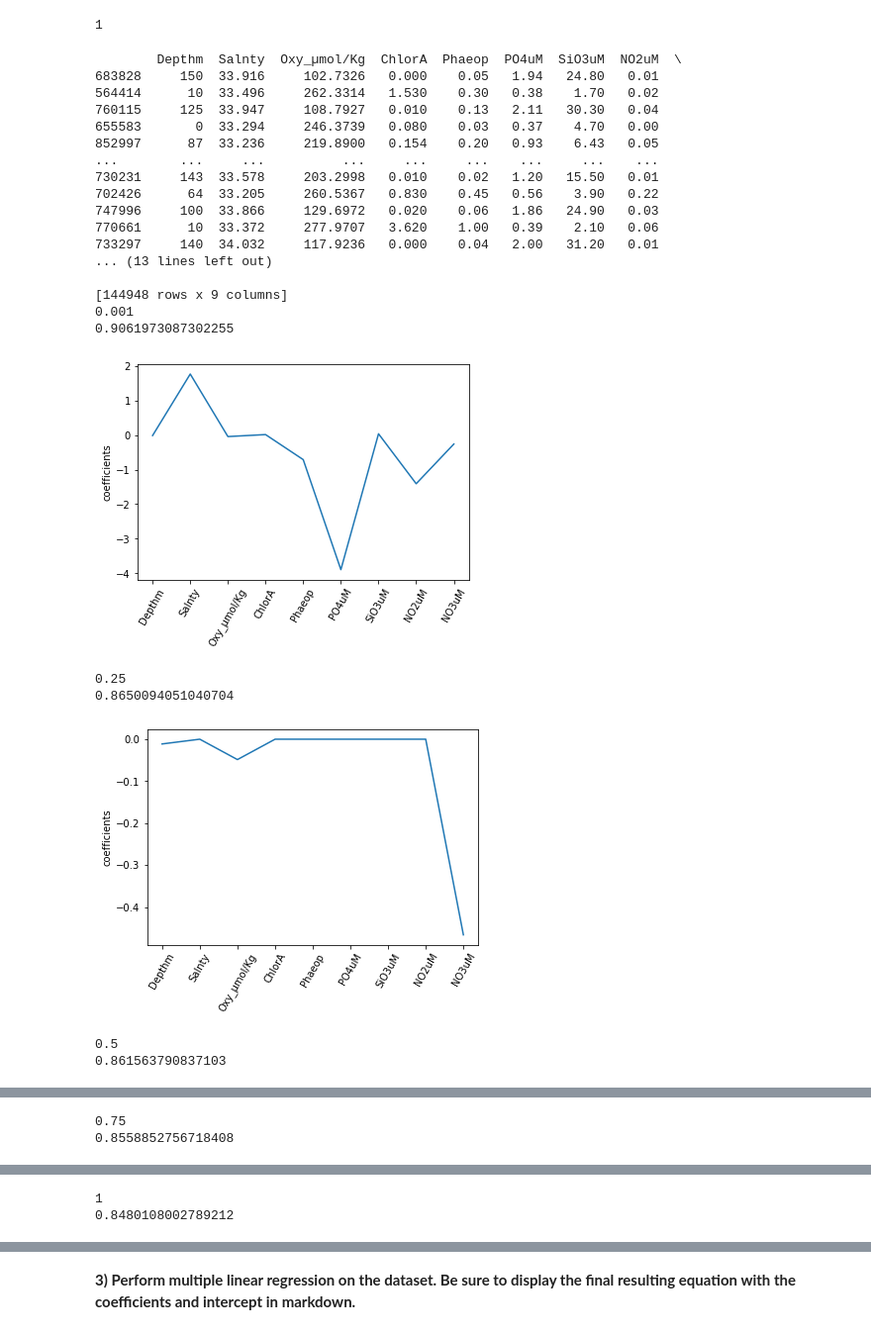
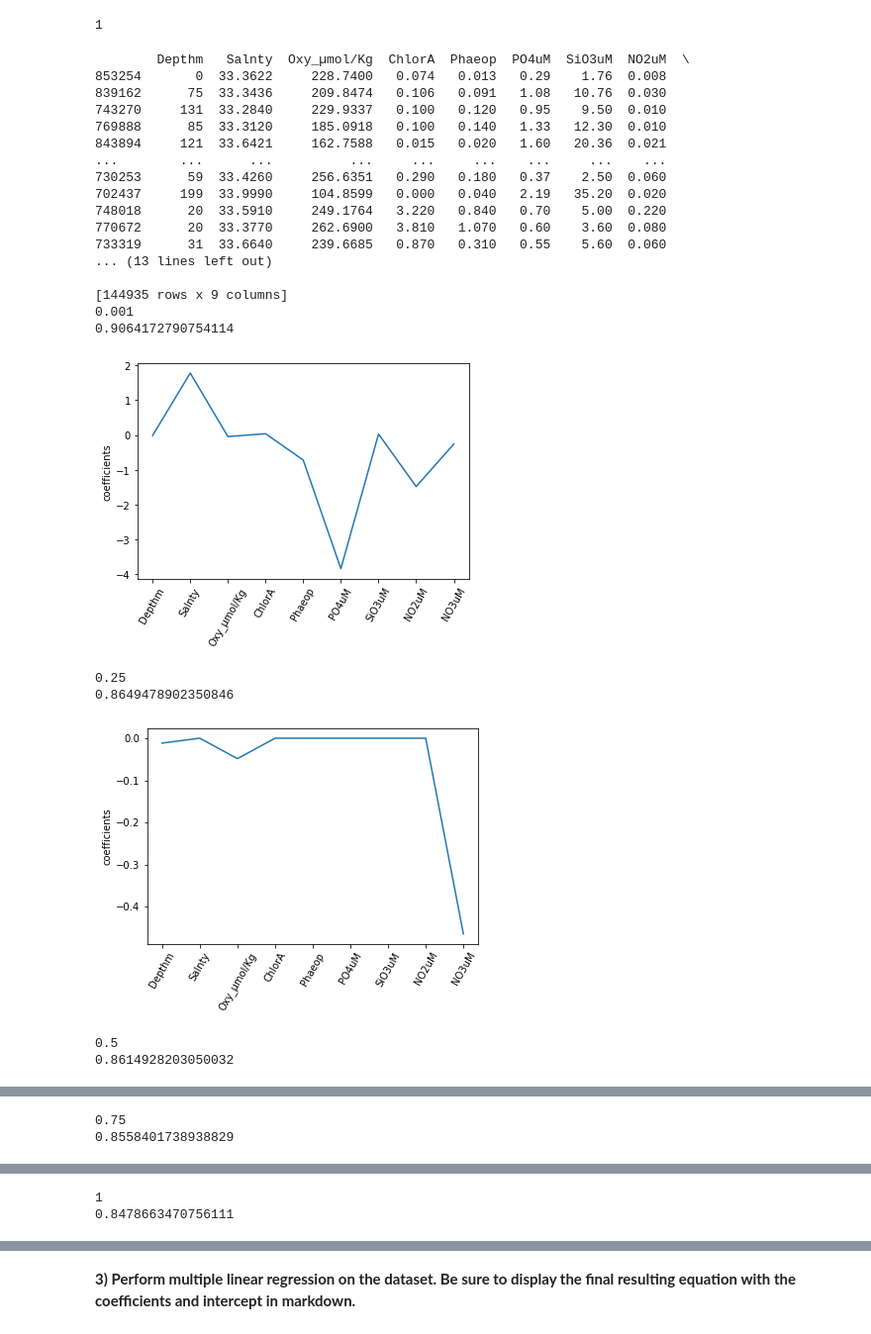
Before and after one commit to JennyArbo/Homework, a Jupyter notebook: Individual_Homework/Week_14/Week_14_homework.ipynb, the cells around one changed output, grey strips where cells are left out. Shown at 99% size. Drawn from its saved outputs; the diff is of its cells as text; code cells hidden in the pictures.

```diff
--- a/Individual_Homework/Week_14/Week_14_homework.ipynb
+++ b/Individual_Homework/Week_14/Week_14_homework.ipynb
@@ -88,0 +102,9 @@ print(df_preprocessed.shape)
+# %%
+Q1_depth = np.quantile(df_preprocessed['Depthm'], .25)
+Q3_depth = np.quantile(df_preprocessed['Depthm'], .75)
+IQR_depth = Q3_depth - Q1_depth
+max_outlier = Q3_depth + 1.5 * IQR_depth
+
+print("Q1 quantile of Depth : ", Q1_depth)
+print("Q3 quantile of Depth : ", Q3_depth)
+print('max depth outlier: ', max_outlier)
@@ -88,0 +115,6 @@ print(df_preprocessed.shape)
+# %%
+# Removing all rows with a depth of greater than 681m. There are likely better ways to do this including
+#considering the depth of the mixed layer where the data/samples were collected. For our purposes, this will suffice.
+df_preprocessed2 = df_preprocessed [df_preprocessed['Depthm'] < max_outlier]
+
+df_preprocessed2.head()
@@ -96,7 +137,7 @@ Index(['Depthm', 'T_degC', 'Salnty', 'Oxy_µmol/Kg', 'ChlorA', 'Phaeop',
       dtype='object')
 # %%
 #Removing rows with missing data for remainder of columns
-df_preprocessed2 = df_preprocessed.dropna(subset = ["Depthm", "Oxy_µmol/Kg", "ChlorA", "Phaeop", "PO4uM", "SiO3uM", "NO2uM", "NO3uM"])
+df_preprocessed3 = df_preprocessed2.dropna(subset = ["Depthm", "Oxy_µmol/Kg", "ChlorA", "Phaeop", "PO4uM", "SiO3uM", "NO2uM", "NO3uM"])
 # %%
 #Import the modules needed to perform the RFE, SVR, and multivariate linear regression
 
@@ -173,65 +214,65 @@ from sklearn.metrics import mean_squared_error, r2_score
 from sklearn.linear_model import LinearRegression
 from sklearn.model_selection import train_test_split
 
-X = df_preprocessed2.drop(['T_degC'], axis=1)
+X = df_preprocessed3.drop(['T_degC'], axis=1)
 
-y = df_preprocessed2['T_degC']
+y = df_preprocessed3['T_degC']
 X_train, X_test, y_train, y_test = train_test_split(X,y, test_size=0.3, random_state=42)
 print(X_train)
 
 alpha=0
 score=0
 
 #for n in np.arange(0.1, , 0.05):
 
 for n in [0.001, 0.25, 0.5, 0.75, 1, 3, 5]:
     print(n)
     lasso = Lasso(alpha=n)
     lasso.fit(X_train, y_train)
     lasso_pred=lasso.predict(X_test)
     lasso_score=lasso.score(X_test, y_test)
     print(lasso_score)
 
-    names=df_preprocessed2.drop('T_degC', axis=1).columns
+    names=df_preprocessed3.drop('T_degC', axis=1).columns
     lasso_coef=lasso.fit(X_test,y_test).coef_
     lasso_plot=plt.plot(range(len(names)),lasso_coef)
     lasso_ticks=plt.xticks(range(len(names)), names, rotation=60)
     lasso_label=plt.ylabel('coefficients')
     plt.show()
 
    # if lasso_score>score:
       #  score=lasso_score
       #  alpha=n
 print('accuracy, alpha value', lasso_score, alpha)
 # %% [output]
-        Depthm  Salnty  Oxy_µmol/Kg  ChlorA  Phaeop  PO4uM  SiO3uM  NO2uM  \
-683828     150  33.916     102.7326   0.000    0.05   1.94   24.80   0.01
-564414      10  33.496     262.3314   1.530    0.30   0.38    1.70   0.02
-760115     125  33.947     108.7927   0.010    0.13   2.11   30.30   0.04
-655583       0  33.294     246.3739   0.080    0.03   0.37    4.70   0.00
-852997      87  33.236     219.8900   0.154    0.20   0.93    6.43   0.05
-...        ...     ...          ...     ...     ...    ...     ...    ...
-730231     143  33.578     203.2998   0.010    0.02   1.20   15.50   0.01
-702426      64  33.205     260.5367   0.830    0.45   0.56    3.90   0.22
-747996     100  33.866     129.6972   0.020    0.06   1.86   24.90   0.03
-770661      10  33.372     277.9707   3.620    1.00   0.39    2.10   0.06
-733297     140  34.032     117.9236   0.000    0.04   2.00   31.20   0.01
+        Depthm   Salnty  Oxy_µmol/Kg  ChlorA  Phaeop  PO4uM  SiO3uM  NO2uM  \
+853254       0  33.3622     228.7400   0.074   0.013   0.29    1.76  0.008
+839162      75  33.3436     209.8474   0.106   0.091   1.08   10.76  0.030
+743270     131  33.2840     229.9337   0.100   0.120   0.95    9.50  0.010
+769888      85  33.3120     185.0918   0.100   0.140   1.33   12.30  0.010
+843894     121  33.6421     162.7588   0.015   0.020   1.60   20.36  0.021
+...        ...      ...          ...     ...     ...    ...     ...    ...
+730253      59  33.4260     256.6351   0.290   0.180   0.37    2.50  0.060
+702437     199  33.9990     104.8599   0.000   0.040   2.19   35.20  0.020
+748018      20  33.5910     249.1764   3.220   0.840   0.70    5.00  0.220
+770672      20  33.3770     262.6900   3.810   1.070   0.60    3.60  0.080
+733319      31  33.6640     239.6685   0.870   0.310   0.55    5.60  0.060
 ... (13 lines left out)
 
-[144948 rows x 9 columns]
+[144935 rows x 9 columns]
 0.001
-0.9061973087302255
+0.9064172790754114
-[figure, old version]
+[figure, new version]
 0.25
-0.8650094051040704
+0.8649478902350846
 [figure]
 0.5
-0.861563790837103
+0.8614928203050032
 [figure]
 0.75
-0.8558852756718408
+0.8558401738938829
 [figure]
 1
-0.8480108002789212
+0.8478663470756111
 [figure]
 3
```
Also changed, not shown: parts of 26 cells of this notebook.
